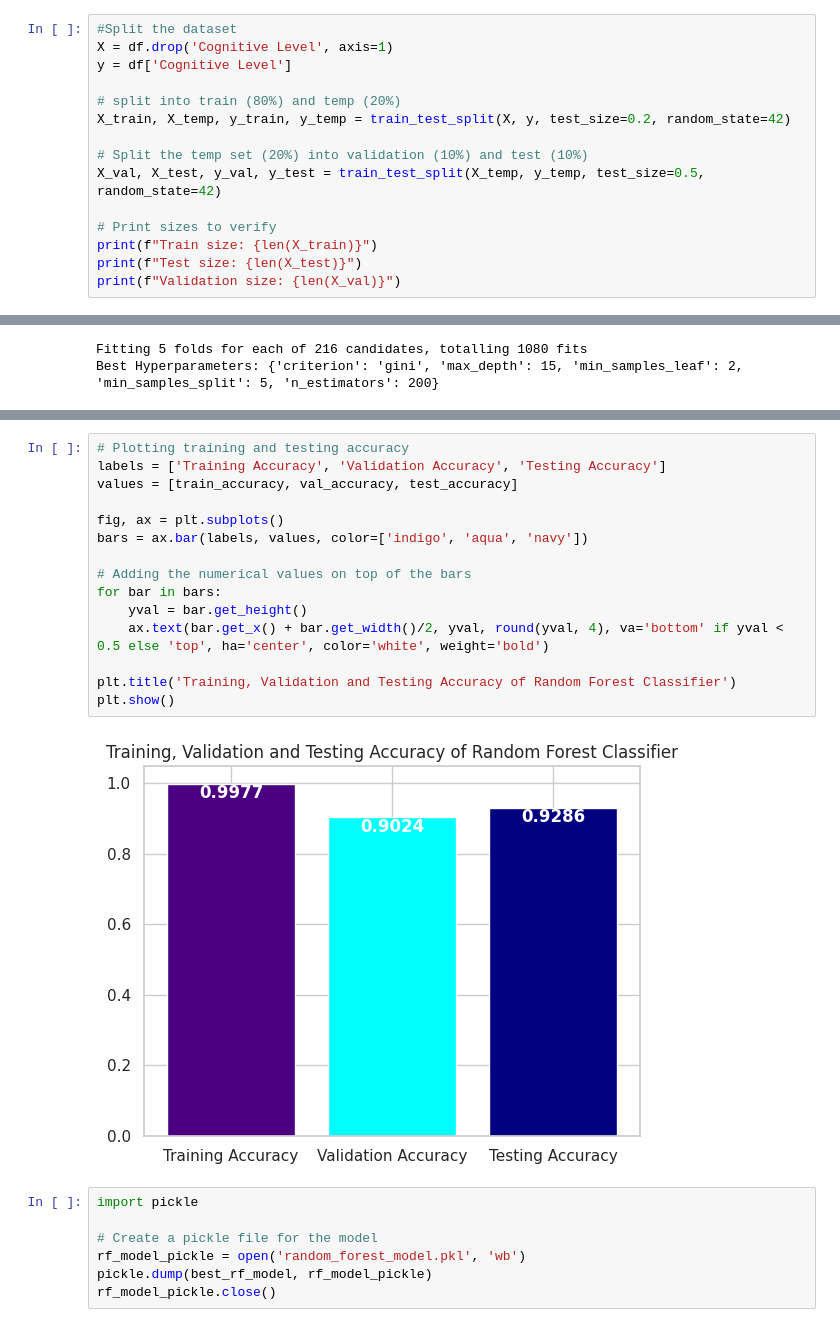
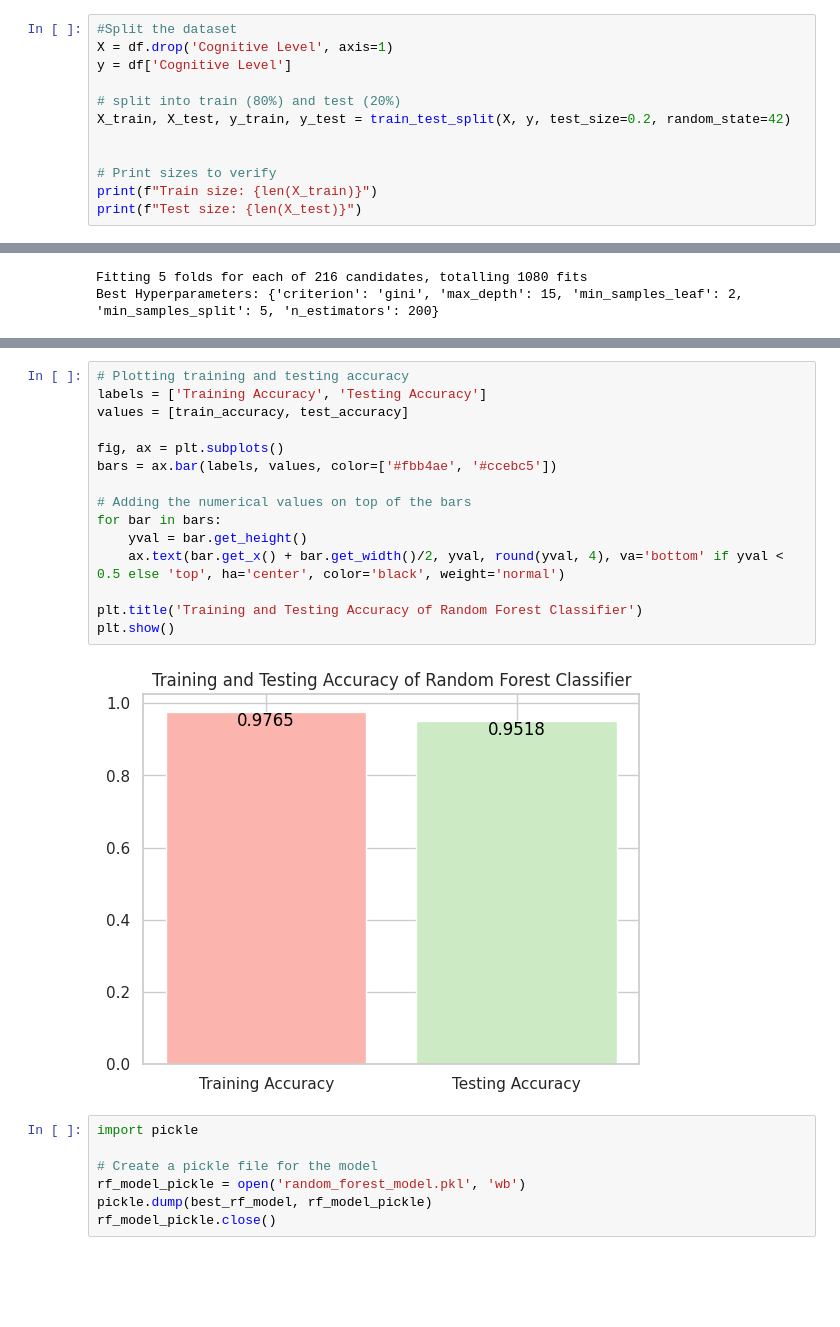
Before and after one commit to dhdtharaki/LearnMate, a Jupyter notebook: Backend/notebooks/Research_CogDomain.ipynb, the cells around one changed output, grey strips where cells are left out. Drawn from its saved outputs; the diff is of its cells as text; blank space fills up the shorter version.

```diff
--- a/Backend/notebooks/Research_CogDomain.ipynb
+++ b/Backend/notebooks/Research_CogDomain.ipynb
@@ -211,15 +207,12 @@ plt.show()
 X = df.drop('Cognitive Level', axis=1)
 y = df['Cognitive Level']
 
-# split into train (80%) and temp (20%)
-X_train, X_temp, y_train, y_temp = train_test_split(X, y, test_size=0.2, random_state=42)
+# split into train (80%) and test (20%)
+X_train, X_test, y_train, y_test = train_test_split(X, y, test_size=0.2, random_state=42)
 
-# Split the temp set (20%) into validation (10%) and test (10%)
-X_val, X_test, y_val, y_test = train_test_split(X_temp, y_temp, test_size=0.5, random_state=42)
 
 # Print sizes to verify
 print(f"Train size: {len(X_train)}")
 print(f"Test size: {len(X_test)}")
-print(f"Validation size: {len(X_val)}")
 # %% [output]
 Train size: 330
@@ -396,20 +378,20 @@ Testing Accuracy of Random Forest Model: 0.9285714285714286
 # %%
 # Plotting training and testing accuracy
-labels = ['Training Accuracy', 'Validation Accuracy', 'Testing Accuracy']
-values = [train_accuracy, val_accuracy, test_accuracy]
+labels = ['Training Accuracy', 'Testing Accuracy']
+values = [train_accuracy, test_accuracy]
 
 fig, ax = plt.subplots()
-bars = ax.bar(labels, values, color=['indigo', 'aqua', 'navy'])
+bars = ax.bar(labels, values, color=['#fbb4ae', '#ccebc5'])
 
 # Adding the numerical values on top of the bars
 for bar in bars:
     yval = bar.get_height()
-    ax.text(bar.get_x() + bar.get_width()/2, yval, round(yval, 4), va='bottom' if yval < 0.5 else 'top', ha='center', color='white', weight='bold')
+    ax.text(bar.get_x() + bar.get_width()/2, yval, round(yval, 4), va='bottom' if yval < 0.5 else 'top', ha='center', color='black', weight='normal')
 
-plt.title('Training, Validation and Testing Accuracy of Random Forest Classifier')
+plt.title('Training and Testing Accuracy of Random Forest Classifier')
 plt.show()
 # %% [output]
-[figure, old version]
+[figure, new version]
 # %%
 import pickle
 
```
Also changed, not shown: parts of 49 cells of this notebook.
